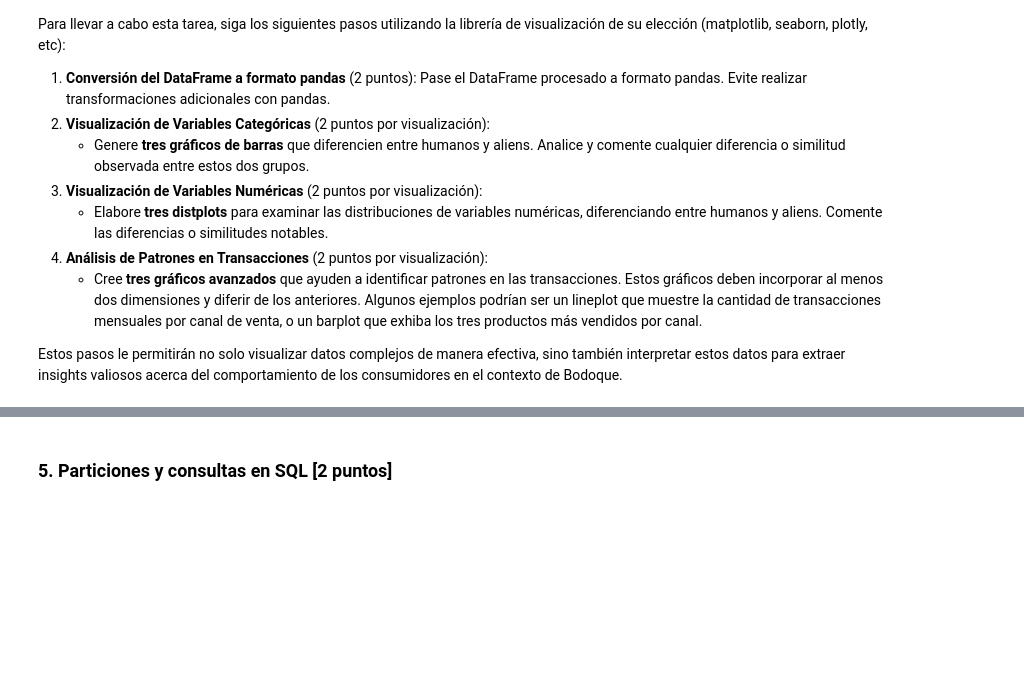
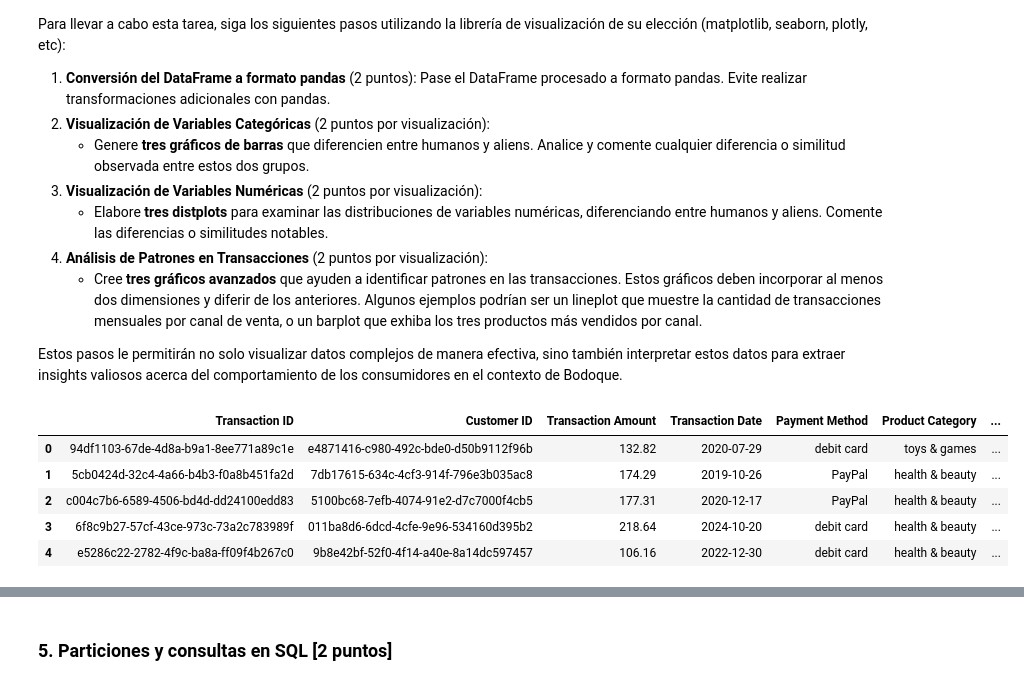
Before and after one commit to carinunez/Labs_MDS, a Jupyter notebook: lab4/Lab4.ipynb, the cells around one changed output, grey strips where cells are left out. Drawn from its saved outputs; the diff is of its cells as text; code cells hidden in the pictures; blank space fills up the shorter version.

Commit message:
Todo el lab hecho en Colab, por problemas con PySpark

```diff
--- a/lab4/Lab4.ipynb
+++ b/lab4/Lab4.ipynb
@@ -140,4 +175,4 @@ lito
 # %%
-df = spark.read.csv('datos_lab_spark.parket')
+df = spark.read.option("header",'True').parquet("datos_lab_spark.parquet")
 df
 # %% [output]
@@ -186,0 +269,4 @@ def cast_columns(df, cols_types):
+# %%
+df = cast_columns(df, {'Is An Alien': BooleanType()})
+
+df.dtypes
@@ -208,0 +346,30 @@ Para continuar con el análisis, los especistas de Bodoque les gustaría tener n
+# %%
+import pyspark.sql.functions as F
+
+# print('---------  P1 Bodoque pesos log(48 +|x|^36)  ----------')
+df = df.withColumn('Transaction_bp', F.log(48 + F.abs((df['Transaction Amount'])**36)))
+
+# print('---------  P2 Transaction Month  ----------')
+df = df.withColumn('Transaction Month', F.month('Transaction Date'))
+
+# print('---------  P3 Type of purchase (minorista <=4)  ----------')
+
+# df.filter('Quantity<=4').show()
+# df.filter('Quantity>=5').show()
+
+df = df.withColumn('Type of purchase',
+                    F.when(df['Quantity']<=4, 'Compra minorista')\
+                    .when(df['Quantity']>=5, 'Compra mayorista'))
+
+print('---------  P4 compras alienigenas en comercio mayorista  ----------')
+df.filter(df['Is An Alien']==1.0)\
+  .filter(df['Type of purchase']=='Compra mayorista')
+df.show()
+
+print('---------  P5  cant compras humanas (false) y alienigenas (true)  ----------')
+df.groupBy('Is An Alien').count().show()
+
+print('---------  P6 Tabla de recaudación prom por metodo de pago ----------')
+
+df_plot = df.groupBy('Payment Method').pivot('Is An Alien').mean("Transaction Amount")
+df_plot.show()
@@ -235,0 +419,13 @@ Estos pasos le permitirán no solo visualizar datos complejos de manera efectiva
+# %%
+# 1
+import pandas as pd
+pandf = df.toPandas()
+# %%
+pandf.head()
+# %% [output]
+|  | Transaction ID | Customer ID | Transaction Amount | Transaction Date | Payment Method | Product Category | ... |
+| 0 | 94df1103-67de-4d8a-b9a1-8ee771a89c1e | e4871416-c980-492c-bde0-d50b9112f96b | 132.82 | 2020-07-29 | debit card | toys & games | ... |
+| 1 | 5cb0424d-32c4-4a66-b4b3-f0a8b451fa2d | 7db17615-634c-4cf3-914f-796e3b035ac8 | 174.29 | 2019-10-26 | PayPal | health & beauty | ... |
+| 2 | c004c7b6-6589-4506-bd4d-dd24100edd83 | 5100bc68-7efb-4074-91e2-d7c7000f4cb5 | 177.31 | 2020-12-17 | PayPal | health & beauty | ... |
+| 3 | 6f8c9b27-57cf-43ce-973c-73a2c783989f | 011ba8d6-6dcd-4cfe-9e96-534160d395b2 | 218.64 | 2024-10-20 | debit card | health & beauty | ... |
+| 4 | e5286c22-2782-4f9c-ba8a-ff09f4b267c0 | 9b8e42bf-52f0-4f14-a40e-8a14dc597457 | 106.16 | 2022-12-30 | debit card | health & beauty | ... |
```
Also changed, not shown: parts of 41 cells of this notebook.
